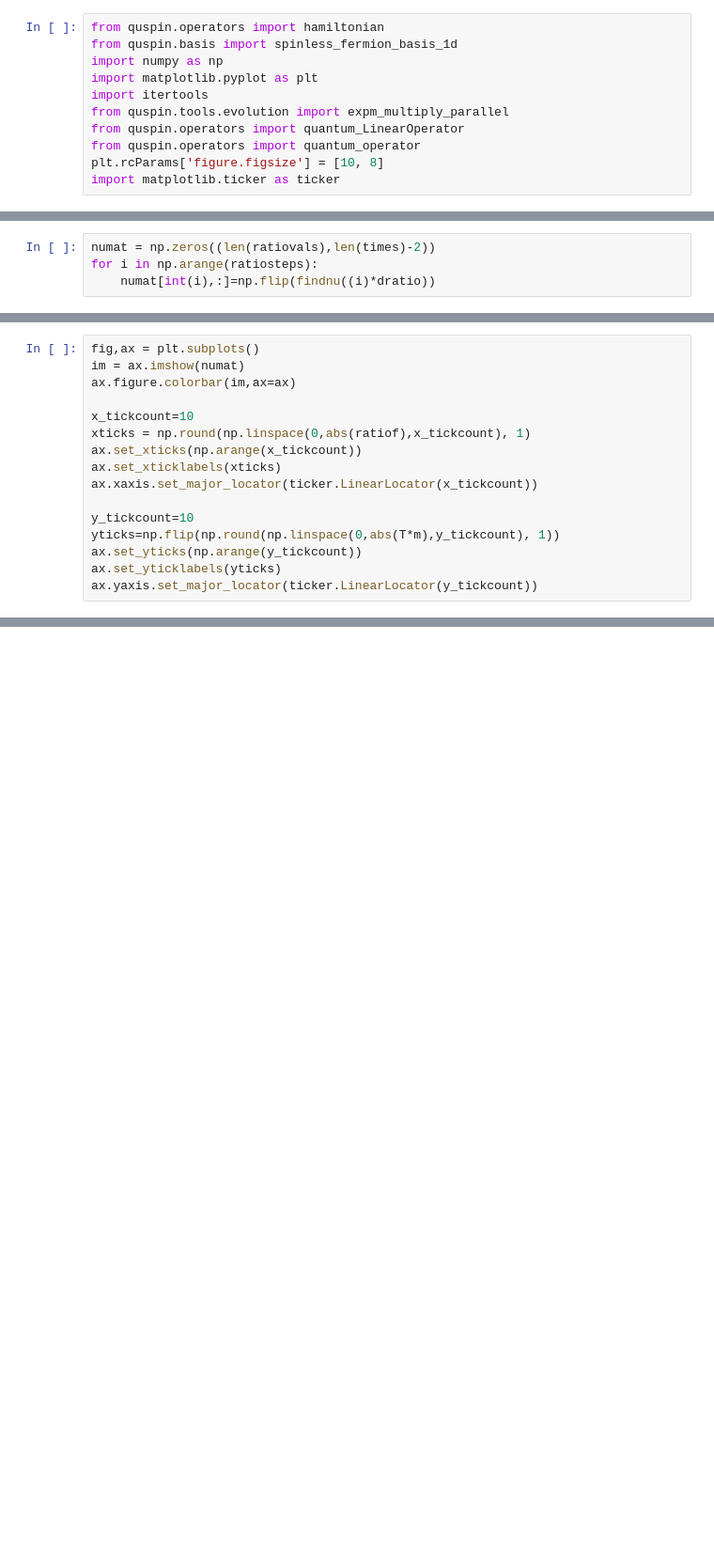
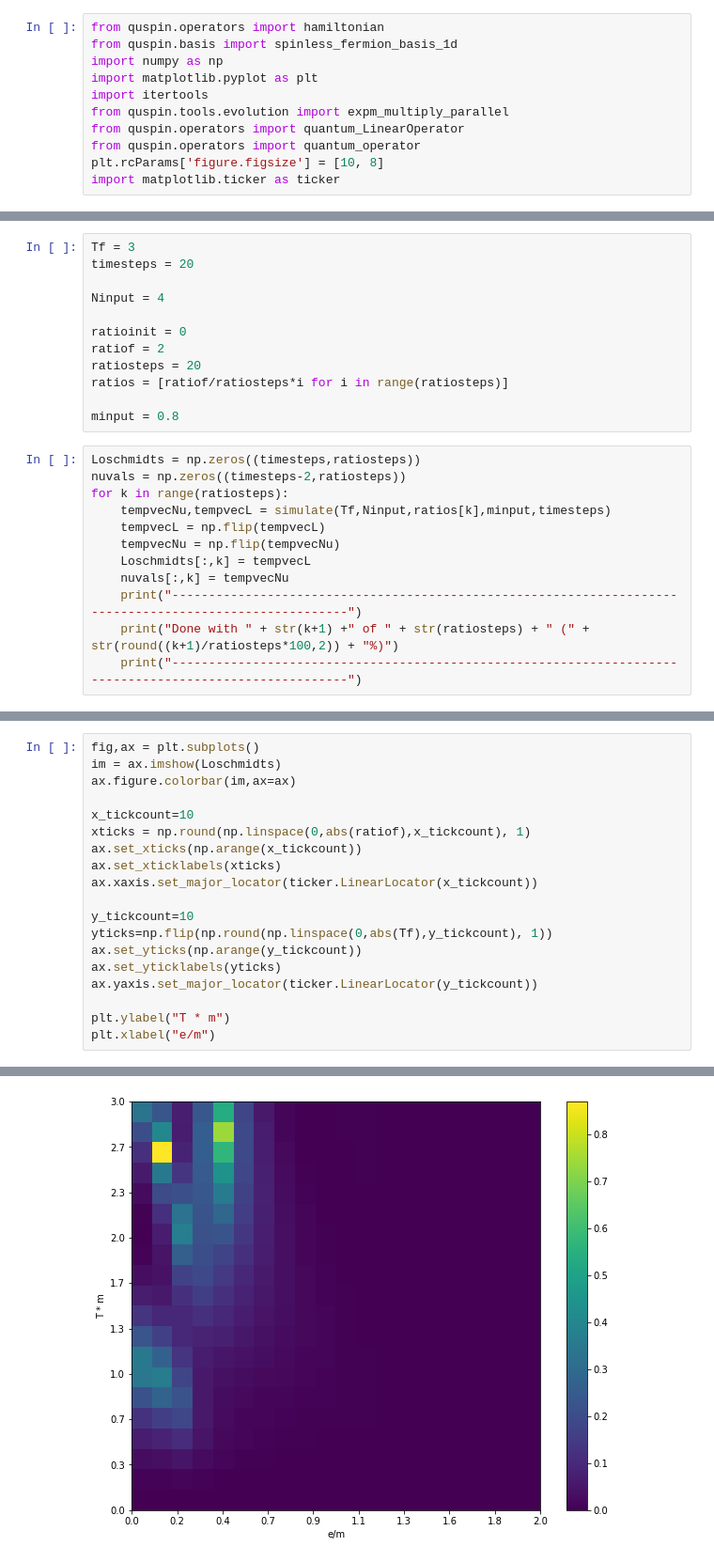
Before and after one commit to jacarolan/QuSpinLatticeFermions, a Jupyter notebook: ParameterScans.ipynb, the cells around one changed output, grey strips where cells are left out. Shown at 94% size. Drawn from its saved outputs; the diff is of its cells as text; blank space fills up the shorter version.

```diff
--- a/ParameterScans.ipynb
+++ b/ParameterScans.ipynb
@@ -261,4 +11,0 @@ def findnu(ratio):
-# %%
-numat = np.zeros((len(ratiovals),len(times)-2))
-for i in np.arange(ratiosteps):
-    numat[int(i),:]=np.flip(findnu((i)*dratio))
@@ -350,0 +218,24 @@ ValueError: could not broadcast input array from shape (29) into shape (28)
+# %%
+Tf = 3
+timesteps = 20
+
+Ninput = 4
+
+ratioinit = 0
+ratiof = 2
+ratiosteps = 20
+ratios = [ratiof/ratiosteps*i for i in range(ratiosteps)]
+
+minput = 0.8
+# %%
+Loschmidts = np.zeros((timesteps,ratiosteps))
+nuvals = np.zeros((timesteps-2,ratiosteps))
+for k in range(ratiosteps):
+    tempvecNu,tempvecL = simulate(Tf,Ninput,ratios[k],minput,timesteps)
+    tempvecL = np.flip(tempvecL)
+    tempvecNu = np.flip(tempvecNu)
+    Loschmidts[:,k] = tempvecL
+    nuvals[:,k] = tempvecNu
+    print("--------------------------------------------------------------------------------------------------------")
+    print("Done with " + str(k+1) +" of " + str(ratiosteps) + " (" + str(round((k+1)/ratiosteps*100,2)) + "%)")
+    print("--------------------------------------------------------------------------------------------------------")
@@ -351,6 +260,6 @@ ValueError: could not broadcast input array from shape (29) into shape (28)
 # %%
 fig,ax = plt.subplots()
-im = ax.imshow(numat)
+im = ax.imshow(Loschmidts)
 ax.figure.colorbar(im,ax=ax)
 
 x_tickcount=10
@@ -360,7 +269,11 @@ ax.set_xticklabels(xticks)
 ax.xaxis.set_major_locator(ticker.LinearLocator(x_tickcount))
 
 y_tickcount=10
-yticks=np.flip(np.round(np.linspace(0,abs(T*m),y_tickcount), 1))
+yticks=np.flip(np.round(np.linspace(0,abs(Tf),y_tickcount), 1))
 ax.set_yticks(np.arange(y_tickcount))
 ax.set_yticklabels(yticks)
 ax.yaxis.set_major_locator(ticker.LinearLocator(y_tickcount))
+
+plt.ylabel("T * m")
+plt.xlabel("e/m")
+# %% [output]
@@ -366,0 +281 @@ ax.yaxis.set_major_locator(ticker.LinearLocator(y_tickcount))
+[figure, added]
```
Also changed, not shown: parts of 10 cells of this notebook.
